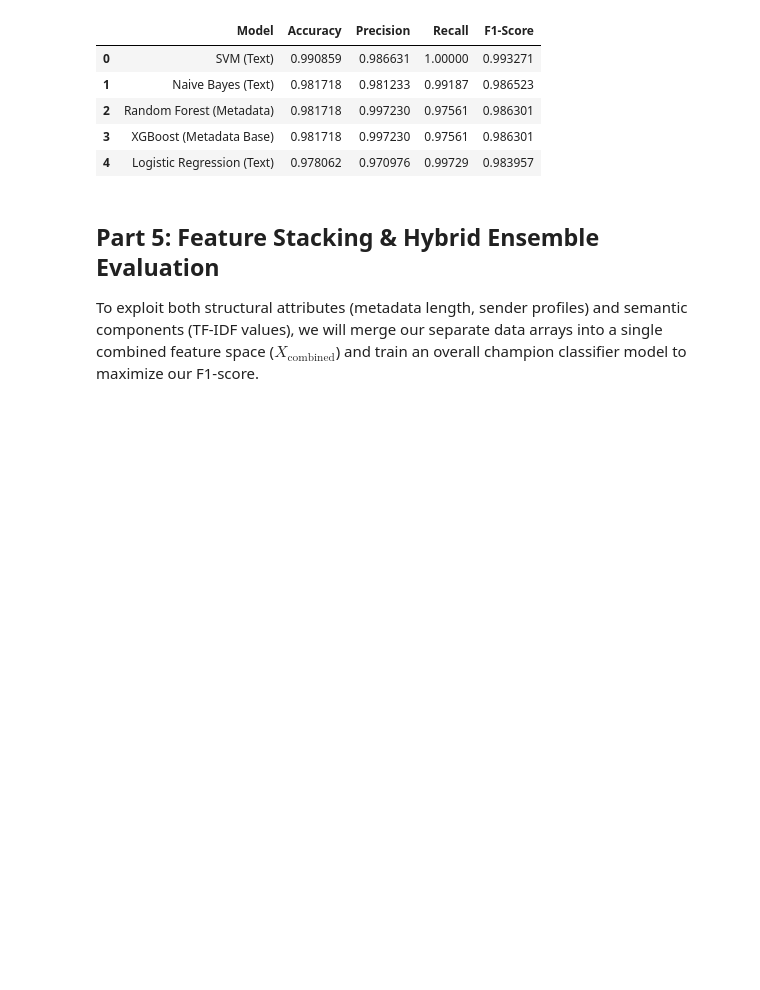
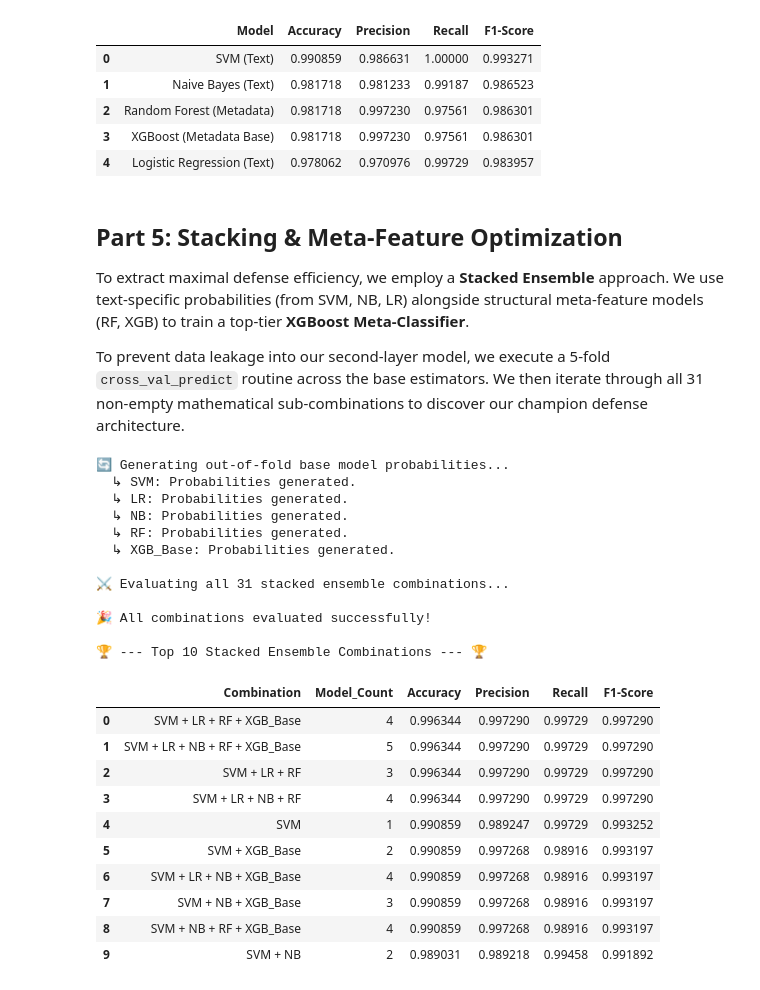
Before and after one commit to Hiagyl/Smishing-Detector, a Jupyter notebook: smishing_detector.ipynb, the cells around one changed output. Cells and saved outputs as stored; diff of their text form; code cells hidden in the pictures; blank space fills up the shorter version.

```diff
--- a/smishing_detector.ipynb
+++ b/smishing_detector.ipynb
@@ -147,5 +147,58 @@ results_df
 | 3 | XGBoost (Metadata Base) | 0.981718 | 0.997230 | 0.97561 | 0.986301 |
 | 4 | Logistic Regression (Text) | 0.978062 | 0.970976 | 0.99729 | 0.983957 |
 # %% [markdown]
-## Part 5: Feature Stacking & Hybrid Ensemble Evaluation
-To exploit both structural attributes (metadata length, sender profiles) and semantic components (TF-IDF values), we will merge our separate data arrays into a single combined feature space ($X_{\text{combined}}$) and train an overall champion classifier model to maximize our F1-score.
+## Part 5: Stacking & Meta-Feature Optimization
+To extract maximal defense efficiency, we employ a **Stacked Ensemble** approach. We use text-specific probabilities (from SVM, NB, LR) alongside structural meta-feature models (RF, XGB) to train a top-tier **XGBoost Meta-Classifier**.
+
+To prevent data leakage into our second-layer model, we execute a 5-fold `cross_val_predict` routine across the base estimators. We then iterate through all 31 non-empty mathematical sub-combinations to discover our champion defense architecture.
+# %%
+# ==============================================================================
+# CELL 10: STACKED ENSEMBLE COMBINATION ANALYSIS
+# ==============================================================================
+from sklearn.svm import SVC
+from sklearn.linear_model import LogisticRegression
+from sklearn.naive_bayes import MultinomialNB
+from sklearn.ensemble import RandomForestClassifier
+from xgboost import XGBClassifier
+from src.models.ensemble import evaluate_all_stacked_combinations
+
+# 1. Map models to their corresponding inputs (Text or Metadata)
+base_models_config = {
+    "SVM": (SVC(kernel="linear", probability=True, random_state=42), X_text_train, X_text_test),
+    "LR": (LogisticRegression(max_iter=1000, random_state=42), X_text_train, X_text_test),
+    "NB": (MultinomialNB(), X_text_train, X_text_test),
+    "RF": (RandomForestClassifier(n_estimators=100, random_state=42), X_meta_train, X_meta_test),
+    "XGB_Base": (XGBClassifier(objective="binary:logistic", eval_metric="logloss", random_state=42), X_meta_train, X_meta_test)
+}
+
+# 2. Fire up the backend modular search engine
+stacked_results_df = evaluate_all_stacked_combinations(
+    base_models_config, y_train, y_test)
+
+# 3. Output the ultimate Top 10 configurations for grading
+print("\n🏆 --- Top 10 Stacked Ensemble Combinations --- 🏆")
+stacked_results_df.head(10)
+# %% [output]
+🔄 Generating out-of-fold base model probabilities...
+  ↳ SVM: Probabilities generated.
+  ↳ LR: Probabilities generated.
+  ↳ NB: Probabilities generated.
+  ↳ RF: Probabilities generated.
+  ↳ XGB_Base: Probabilities generated.
+
+⚔️ Evaluating all 31 stacked ensemble combinations...
+
+🎉 All combinations evaluated successfully!
+
+🏆 --- Top 10 Stacked Ensemble Combinations --- 🏆
+|  | Combination | Model_Count | Accuracy | Precision | Recall | F1-Score |
+| 0 | SVM + LR + RF + XGB_Base | 4 | 0.996344 | 0.997290 | 0.99729 | 0.997290 |
+| 1 | SVM + LR + NB + RF + XGB_Base | 5 | 0.996344 | 0.997290 | 0.99729 | 0.997290 |
+| 2 | SVM + LR + RF | 3 | 0.996344 | 0.997290 | 0.99729 | 0.997290 |
+| 3 | SVM + LR + NB + RF | 4 | 0.996344 | 0.997290 | 0.99729 | 0.997290 |
+| 4 | SVM | 1 | 0.990859 | 0.989247 | 0.99729 | 0.993252 |
+| 5 | SVM + XGB_Base | 2 | 0.990859 | 0.997268 | 0.98916 | 0.993197 |
+| 6 | SVM + LR + NB + XGB_Base | 4 | 0.990859 | 0.997268 | 0.98916 | 0.993197 |
+| 7 | SVM + NB + XGB_Base | 3 | 0.990859 | 0.997268 | 0.98916 | 0.993197 |
+| 8 | SVM + NB + RF + XGB_Base | 4 | 0.990859 | 0.997268 | 0.98916 | 0.993197 |
+| 9 | SVM + NB | 2 | 0.989031 | 0.989218 | 0.99458 | 0.991892 |
```
Also changed, not shown: parts of 2 cells of this notebook, 2 other files.
